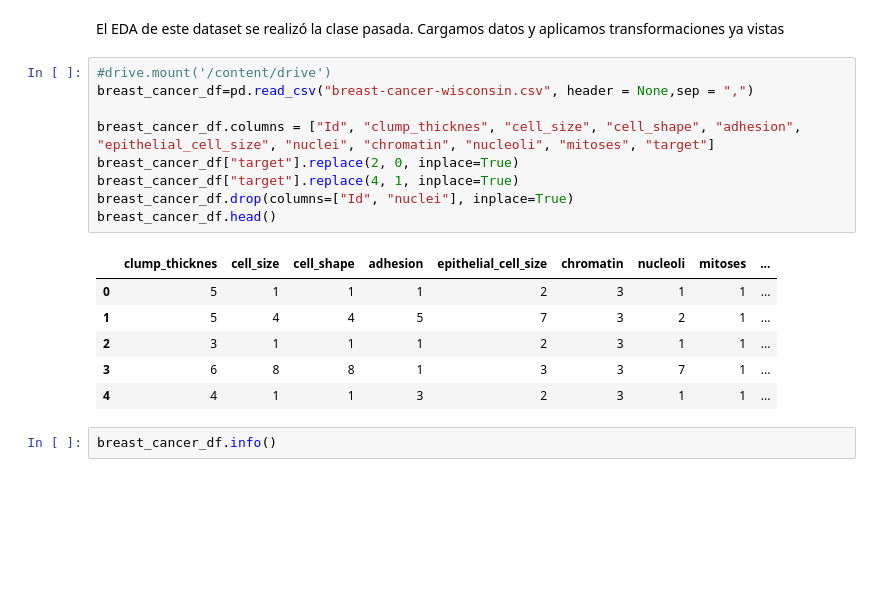
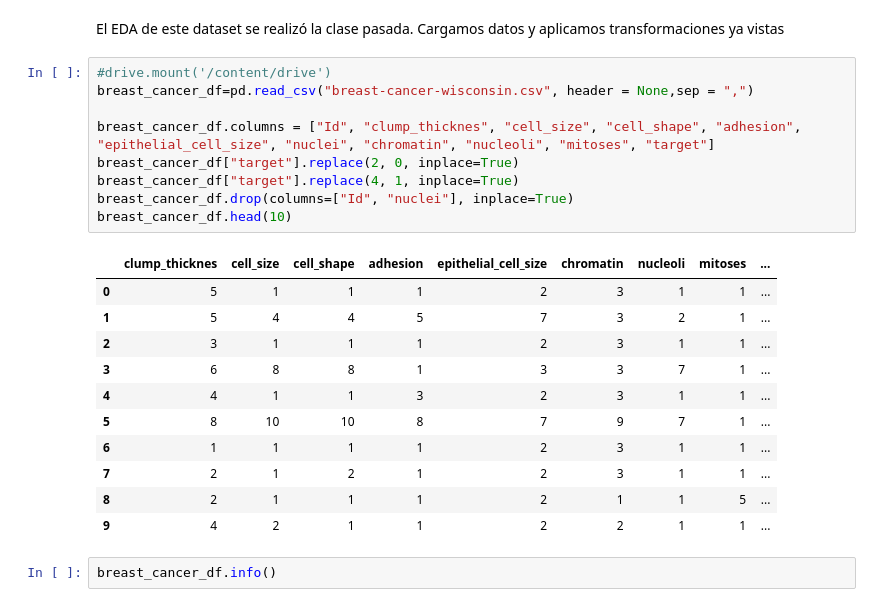
Before and after one commit to Naokirlz/ML, a Jupyter notebook: practico4/4_Metricas_CrossValidation.ipynb, the cells around one changed output. Drawn from its saved outputs; the diff is of its cells as text; blank space fills up the shorter version.

```diff
--- a/practico4/4_Metricas_CrossValidation.ipynb
+++ b/practico4/4_Metricas_CrossValidation.ipynb
@@ -23,19 +23,24 @@ El EDA de este dataset se realizó la clase pasada. Cargamos datos y aplicamos t
 # %%
 #drive.mount('/content/drive')
 breast_cancer_df=pd.read_csv("breast-cancer-wisconsin.csv", header = None,sep = ",")
 
 breast_cancer_df.columns = ["Id", "clump_thicknes", "cell_size", "cell_shape", "adhesion", "epithelial_cell_size", "nuclei", "chromatin", "nucleoli", "mitoses", "target"]
 breast_cancer_df["target"].replace(2, 0, inplace=True)
 breast_cancer_df["target"].replace(4, 1, inplace=True)
 breast_cancer_df.drop(columns=["Id", "nuclei"], inplace=True)
-breast_cancer_df.head()
+breast_cancer_df.head(10)
 # %% [output]
 |  | clump_thicknes | cell_size | cell_shape | adhesion | epithelial_cell_size | chromatin | nucleoli | mitoses | ... |
 | 0 | 5 | 1 | 1 | 1 | 2 | 3 | 1 | 1 | ... |
 | 1 | 5 | 4 | 4 | 5 | 7 | 3 | 2 | 1 | ... |
 | 2 | 3 | 1 | 1 | 1 | 2 | 3 | 1 | 1 | ... |
 | 3 | 6 | 8 | 8 | 1 | 3 | 3 | 7 | 1 | ... |
 | 4 | 4 | 1 | 1 | 3 | 2 | 3 | 1 | 1 | ... |
+| 5 | 8 | 10 | 10 | 8 | 7 | 9 | 7 | 1 | ... |
+| 6 | 1 | 1 | 1 | 1 | 2 | 3 | 1 | 1 | ... |
+| 7 | 2 | 1 | 2 | 1 | 2 | 3 | 1 | 1 | ... |
+| 8 | 2 | 1 | 1 | 1 | 2 | 1 | 1 | 5 | ... |
+| 9 | 4 | 2 | 1 | 1 | 2 | 2 | 1 | 1 | ... |
 # %%
 breast_cancer_df.info()
 # %% [output]
```
Also changed, not shown: parts of 15 cells of this notebook, 5 other files.
